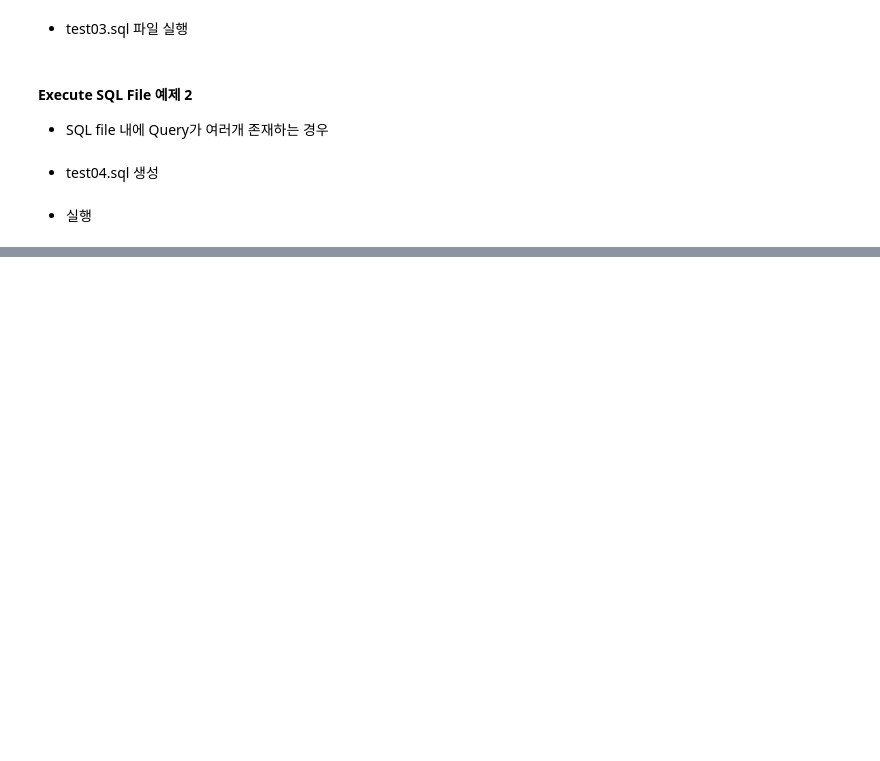
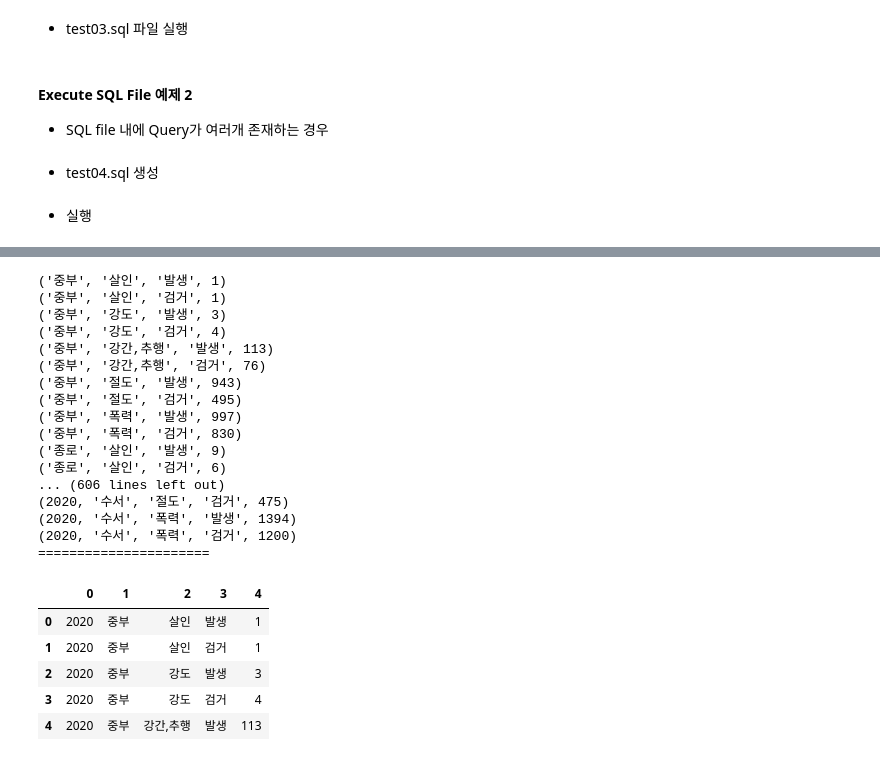
Before and after one commit to newrandom/MySQL_lecture, a Jupyter notebook: sql_ws/python to SQL.ipynb, the cells around one changed output, grey strips where cells are left out. Cells and saved outputs as stored; diff of their text form; code cells hidden in the pictures; blank space fills up the shorter version.

```diff
--- a/sql_ws/python to SQL.ipynb
+++ b/sql_ws/python to SQL.ipynb
@@ -155,0 +249,59 @@ remote.close()
+# %%
+import mysql.connector
+import pandas as pd
+
+remote = mysql.connector.connect(
+    host='192.168.35.159',
+    port = 3306,
+    user = 'newrandom',
+    password=input(),
+    database='zerobase'
+)
+
+cur = remote.cursor(buffered=True)
+
+df = pd.read_csv('../csv/2020_crime.csv', encoding='euc-kr')
+
+query = 'INSERT INTO crime_status (year, police_station, crime_type, status_type, case_number) VALUES ("2020", %s, %s, %s, %s)'
+
+for i, row in df.iterrows():
+    cur.execute(query, tuple(row))
+    print(tuple(row))
+    remote.commit()
+
+print('============================')
+cur.execute('SELECT * FROM crime_status')
+
+result = cur.fetchall()
+for row in result:
+    print(row)
+
+print('======================')
+df_ = pd.DataFrame(result)
+df_.head()
+
+remote.close()
+# %% [output]
+('중부', '살인', '발생', 1)
+('중부', '살인', '검거', 1)
+('중부', '강도', '발생', 3)
+('중부', '강도', '검거', 4)
+('중부', '강간,추행', '발생', 113)
+('중부', '강간,추행', '검거', 76)
+('중부', '절도', '발생', 943)
+('중부', '절도', '검거', 495)
+('중부', '폭력', '발생', 997)
+('중부', '폭력', '검거', 830)
+('종로', '살인', '발생', 9)
+('종로', '살인', '검거', 6)
+... (606 lines left out)
+(2020, '수서', '절도', '검거', 475)
+(2020, '수서', '폭력', '발생', 1394)
+(2020, '수서', '폭력', '검거', 1200)
+======================
+|  | 0 | 1 | 2 | 3 | 4 |
+| 0 | 2020 | 중부 | 살인 | 발생 | 1 |
+| 1 | 2020 | 중부 | 살인 | 검거 | 1 |
+| 2 | 2020 | 중부 | 강도 | 발생 | 3 |
+| 3 | 2020 | 중부 | 강도 | 검거 | 4 |
+| 4 | 2020 | 중부 | 강간,추행 | 발생 | 113 |
```
Also changed, not shown: parts of 8 cells of this notebook, 4 other files.
